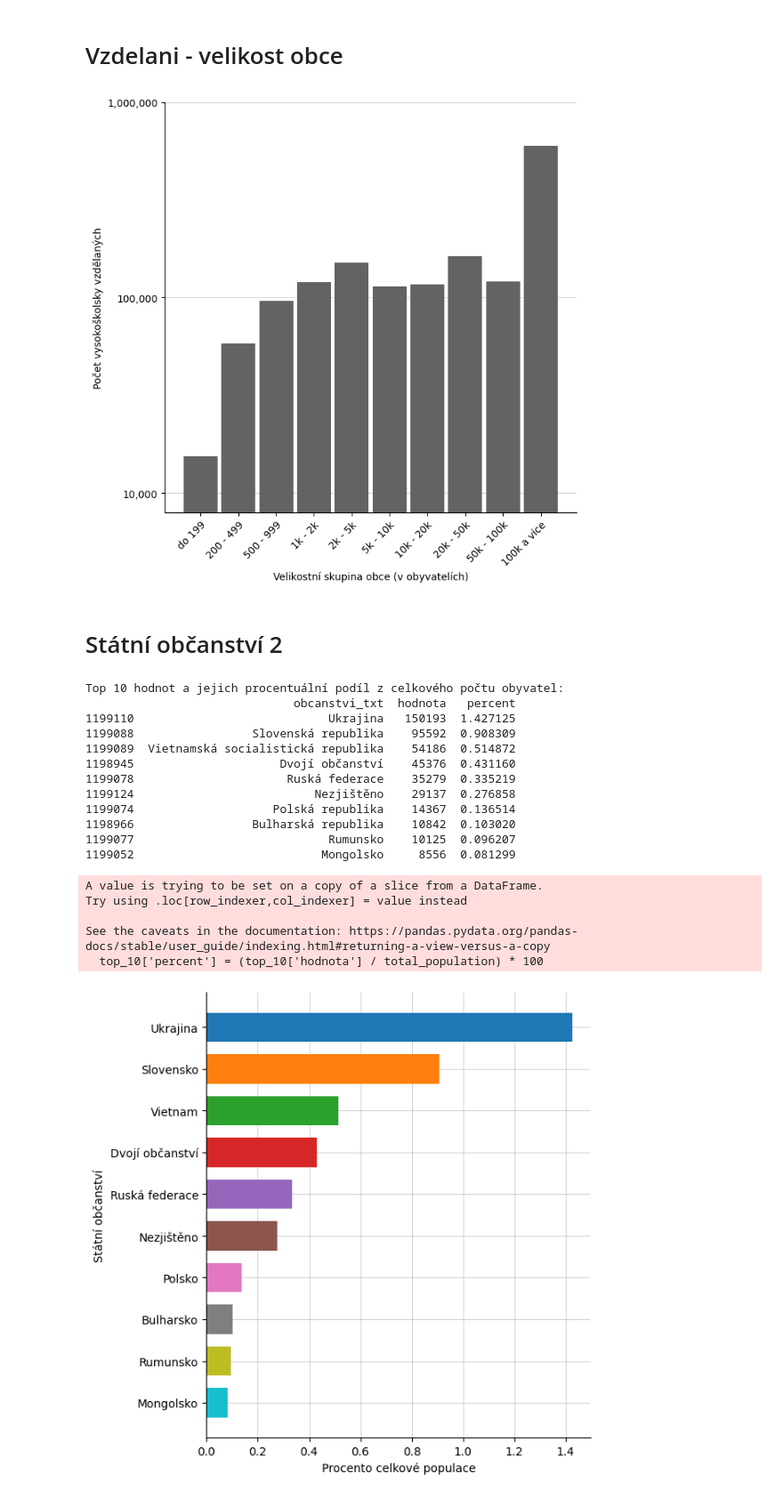
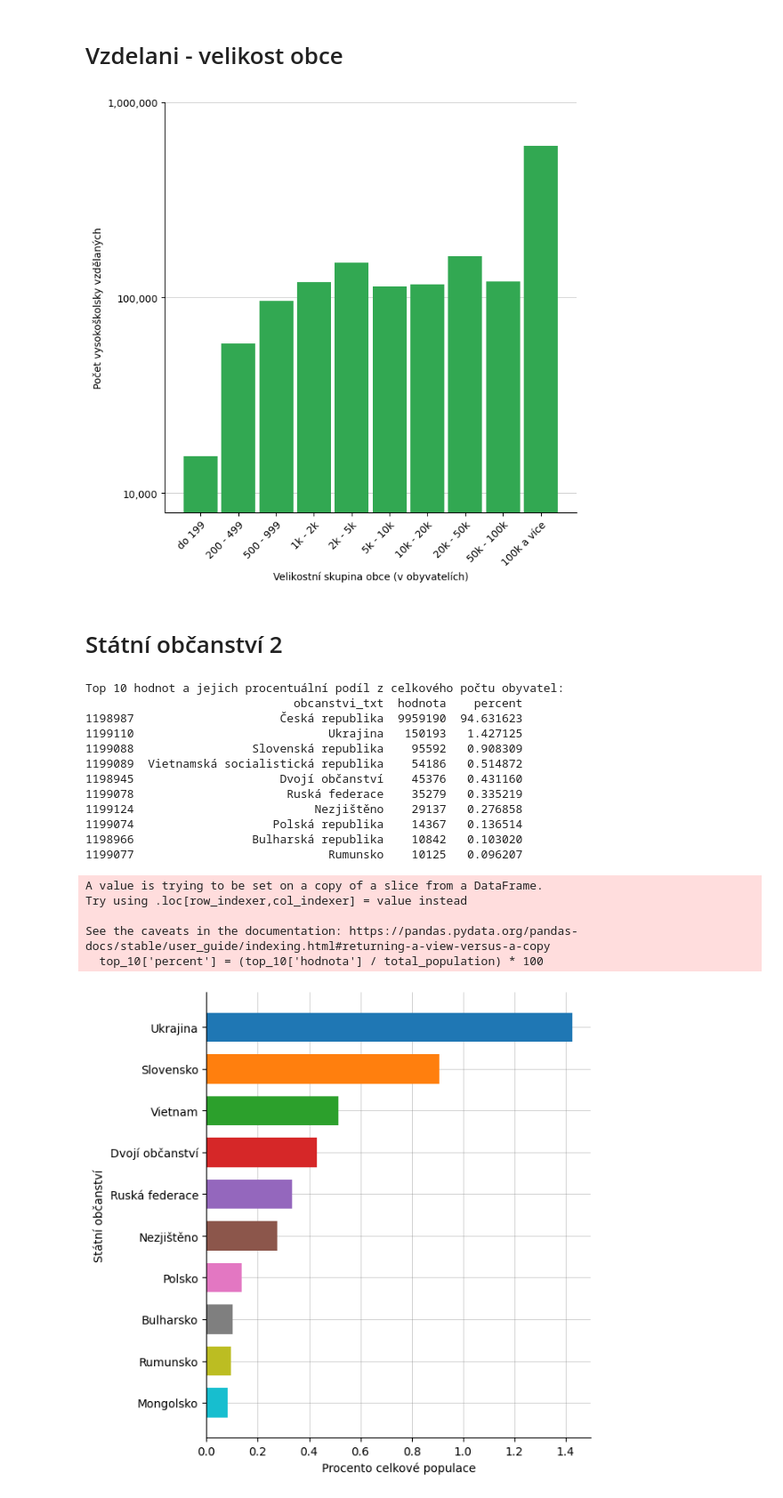
Before and after one commit to rcech44/sp_scitani_lidu, a Jupyter notebook: python_analysis/analysis.ipynb, the cells around one changed output. Shown at 89% size. Cells and saved outputs as stored; diff of their text form; code cells hidden in the pictures.

```diff
--- a/python_analysis/analysis.ipynb
+++ b/python_analysis/analysis.ipynb
@@ -2173,35 +2176,35 @@ index = np.arange(len(age_groups))
 fig, ax = plt.subplots(figsize=(7, 7))
 
 # Přidání sloupců bez mezer (bar width set to 1)
-bar1 = ax.bar(index, counts, 0.9, color='#636363', label=f'Celkový počet - {total_population:,}')
+bar1 = ax.bar(index, counts, 0.9, color='#32a852', label=f'Celkový počet - {total_population:,}')
 
 # Přidání popisků, legendy a mřížky
 ax.set_xlabel('Velikostní skupina obce (v obyvatelích)')
 ax.set_ylabel('Počet vysokoškolsky vzdělaných')
 ax.set_xticks(index)
 ax.set_xticklabels(age_groups, rotation=45, ha='right', rotation_mode='anchor')
 # ax.legend()
 
 # Přidání horizontálních mřížkových čar
 ax.grid(axis='y', linestyle='-', color='grey', linewidth=0.5, alpha=0.5)
 ax.set_axisbelow(True)  # Nastavení mřížky na pozadí
 
 # Odstranění ohraničení grafu
 ax.spines['top'].set_visible(False)
 ax.spines['right'].set_visible(False)
 # ax.spines['left'].set_visible(False)
 # ax.spines['bottom'].set_visible(False)
 
 ax.set_ylim(8000, 1000000)
 ax.set_yscale('log')
 ax.set_yticks([10000, 100000, 1000000], ['10 000', '100 000', '1 000 000'], minor=True)  # Custom x-axis scale units
 ax.yaxis.set_major_formatter(FuncFormatter(thousand_separator))
 
 # Zobrazení grafu
 plt.tight_layout()
 plt.show()
 # %% [output]
-[figure, old version]
+[figure, new version]
 # %%
 from matplotlib.ticker import FormatStrFormatter
 from matplotlib.ticker import FuncFormatter
@@ -2290,7 +2293,7 @@ total_population_row = filtered_data[filtered_data['obcanstvi_txt'].isna()]
 total_population = total_population_row['hodnota'].values[0]
 
 # Vyloučení řádků, kde 'obcanstvi_txt' == 'Česká republika'
-filtered_data = filtered_data[filtered_data['obcanstvi_txt'] != 'Česká republika']
+# filtered_data = filtered_data[filtered_data['obcanstvi_txt'] != 'Česká republika']
 
 # Seřazení podle hodnoty 'pocet' od největší po nejmenší
 sorted_data = filtered_data.sort_values(by='hodnota', ascending=False)
@@ -2309,17 +2312,17 @@ print("Top 10 hodnot a jejich procentuální podíl z celkového počtu obyvatel
 print(top_10[['obcanstvi_txt', 'hodnota', 'percent']])
 # %% [output]
 Top 10 hodnot a jejich procentuální podíl z celkového počtu obyvatel:
-                              obcanstvi_txt  hodnota   percent
-1199110                            Ukrajina   150193  1.427125
-1199088                 Slovenská republika    95592  0.908309
-1199089  Vietnamská socialistická republika    54186  0.514872
-1198945                     Dvojí občanství    45376  0.431160
-1199078                      Ruská federace    35279  0.335219
-1199124                          Nezjištěno    29137  0.276858
-1199074                    Polská republika    14367  0.136514
-1198966                 Bulharská republika    10842  0.103020
-1199077                            Rumunsko    10125  0.096207
-1199052                           Mongolsko     8556  0.081299
+                              obcanstvi_txt  hodnota    percent
+1198987                     Česká republika  9959190  94.631623
+1199110                            Ukrajina   150193   1.427125
+1199088                 Slovenská republika    95592   0.908309
+1199089  Vietnamská socialistická republika    54186   0.514872
+1198945                     Dvojí občanství    45376   0.431160
+1199078                      Ruská federace    35279   0.335219
+1199124                          Nezjištěno    29137   0.276858
+1199074                    Polská republika    14367   0.136514
+1198966                 Bulharská republika    10842   0.103020
+1199077                            Rumunsko    10125   0.096207
 A value is trying to be set on a copy of a slice from a DataFrame.
 Try using .loc[row_indexer,col_indexer] = value instead
 
```
Also changed, not shown: parts of 7 cells of this notebook, 17 other files.
